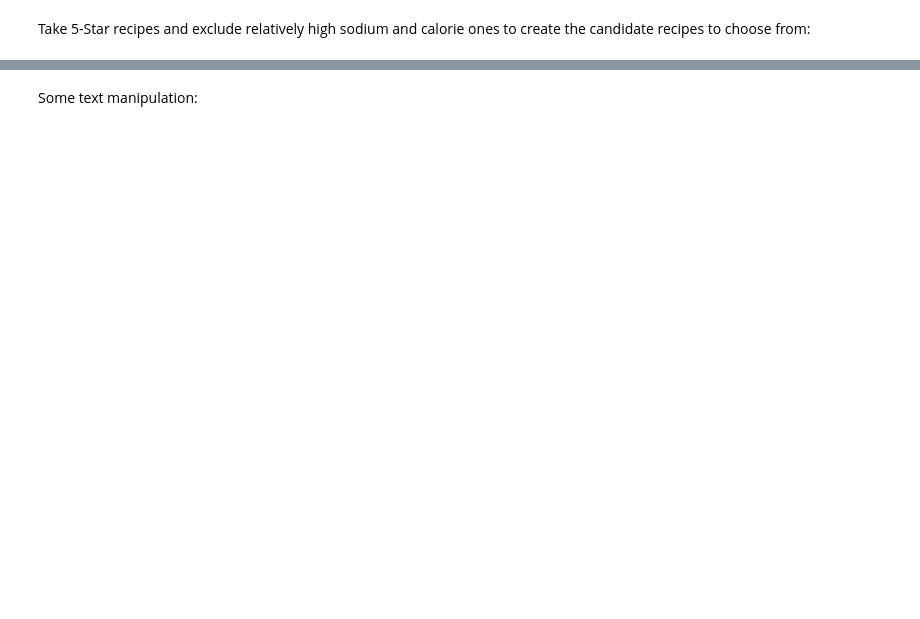
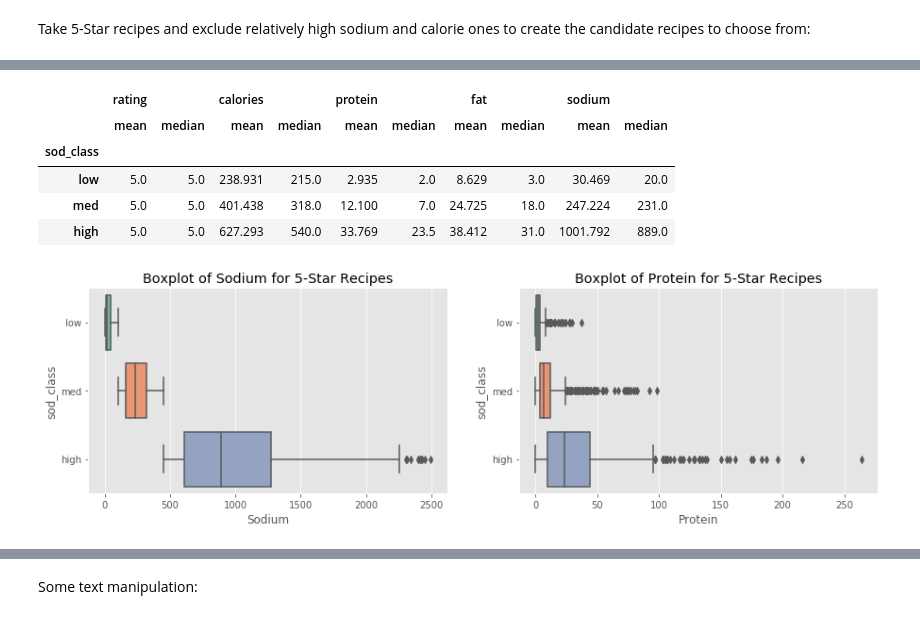
Before and after one commit to oksitosin/intro_to_lp_with_pulp, a Jupyter notebook: intoduction_to_linear_programming_with_python.ipynb, the cells around one changed output, grey strips where cells are left out. Cells and saved outputs as stored; diff of their text form; code cells hidden in the pictures; blank space fills up the shorter version.

```diff
--- a/intoduction_to_linear_programming_with_python.ipynb
+++ b/intoduction_to_linear_programming_with_python.ipynb
@@ -281,13 +488,23 @@ ax[1].set_xlabel('Protein');
 # %%
+display(five_star.groupby('sod_class').agg([np.mean, np.median]))
+
 fig,ax = plt.subplots(1,2,figsize = (15,4))
 
 sns.boxplot(y="sod_class", x="sodium", data=five_star, ax=ax[0], palette="Set2");
 ax[0].set_title("Boxplot of Sodium for 5-Star Recipes");
 ax[0].set_xlabel('Sodium');
 
 sns.boxplot(y="sod_class", x="protein", data=five_star, ax=ax[1], palette="Set2");
 ax[1].set_title("Boxplot of Protein for 5-Star Recipes");
 ax[1].set_xlabel('Protein');
+# %% [output]
+|  | rating |  | calories |  | protein |  | fat |  | sodium |  |
+|  | mean | median | mean | median | mean | median | mean | median | mean | median |
+| sod_class |  |  |  |  |  |  |  |  |  |  |
+| low | 5.0 | 5.0 | 238.931 | 215.0 | 2.935 | 2.0 | 8.629 | 3.0 | 30.469 | 20.0 |
+| med | 5.0 | 5.0 | 401.438 | 318.0 | 12.100 | 7.0 | 24.725 | 18.0 | 247.224 | 231.0 |
+| high | 5.0 | 5.0 | 627.293 | 540.0 | 33.769 | 23.5 | 38.412 | 31.0 | 1001.792 | 889.0 |
+[figure, added]
 # %%
 recipe_pool = five_star[(five_star['sod_class'] != 'high') & (five_star['cal_class'] != 'high')]
 
```
Also changed, not shown: parts of 31 cells of this notebook.
